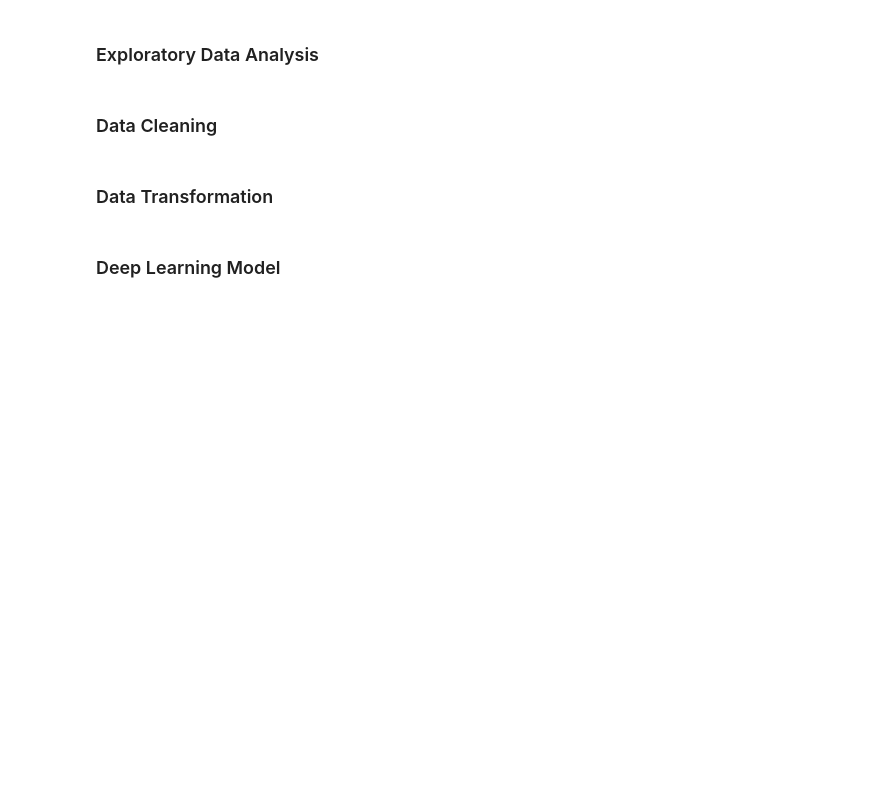
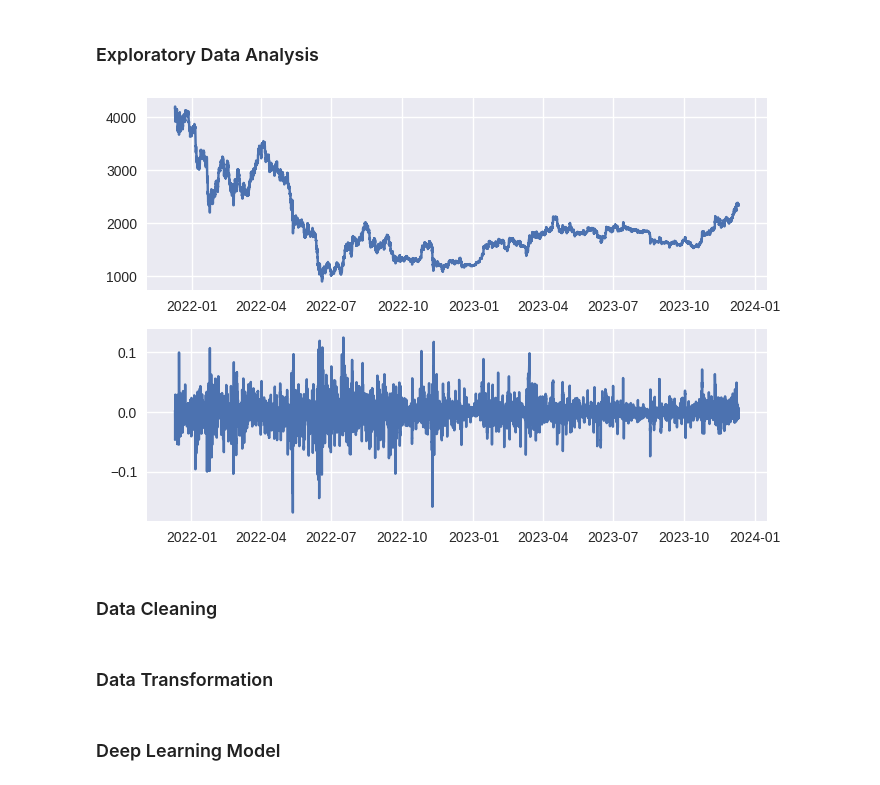
Before and after one commit to will-j-c/cqf_final_project_DL, a Jupyter notebook: report.ipynb, the cells around one changed output. Cells and saved outputs as stored; diff of their text form; code cells hidden in the pictures; blank space fills up the shorter version.

```diff
--- a/report.ipynb
+++ b/report.ipynb
@@ -33,7 +36,7 @@ import numpy as np
 # %%
 # Collect the data into a dataframe
 csv = 'data/ETH-USD_2y_1h.csv'
-df = pd.read_csv(csv, index_col='Datetime')
+df = pd.read_csv(csv, index_col='Datetime', parse_dates=True)
 df.head()
 # %% [output]
 |  | Open | High | Low | Close | Volume | Dividends | Stock Splits |
@@ -45,6 +48,15 @@ df.head()
 | 2021-12-10 15:00:00+00:00 | 4037.234131 | 4086.067383 | 3998.373779 | 4015.867920 | 717191168 | 0.0 | 0.0 |
 # %% [markdown]
 ### Exploratory Data Analysis
+# %%
+plt.style.use('seaborn-v0_8')
+df['6h_return'] = np.log(df['Close']/df['Close'].shift(6))
+fig, (ax1, ax2) = plt.subplots(2, 1)
+ax1.plot(df['Close'])
+ax2.plot(df['6h_return'])
+plt.show()
+# %% [output]
+[figure, added]
 # %% [markdown]
 ### Data Cleaning
 # %% [markdown]
```
Also changed, not shown: parts of 2 cells of this notebook, 1 other file.
